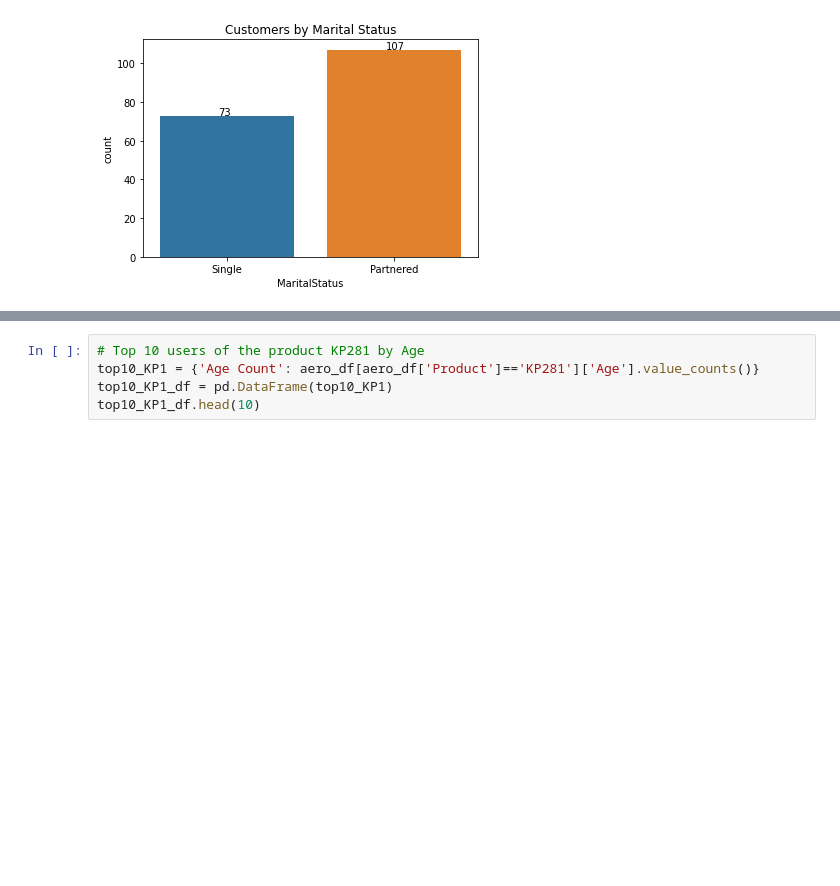
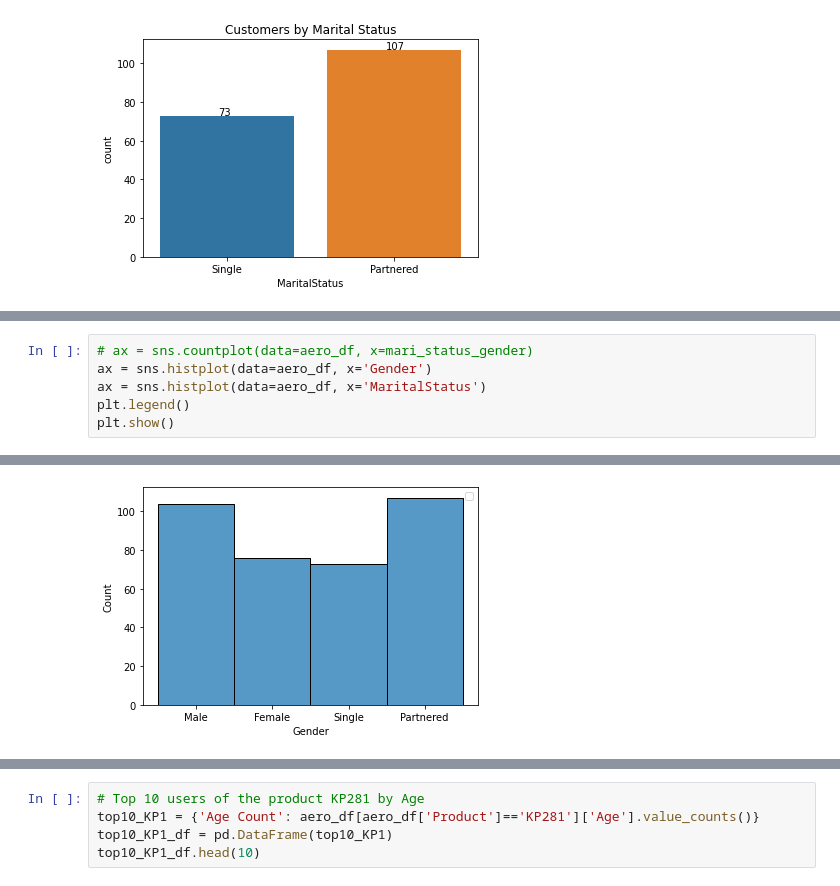
Before and after one commit to pkmariya/Python, a Jupyter notebook: AerofitCaseStudy_Mariya_DSMLJune22.ipynb, the cells around one changed output, grey strips where cells are left out. Drawn from its saved outputs; the diff is of its cells as text; blank space fills up the shorter version.

```diff
--- a/AerofitCaseStudy_Mariya_DSMLJune22.ipynb
+++ b/AerofitCaseStudy_Mariya_DSMLJune22.ipynb
@@ -189,0 +202,7 @@ plt.show()
+# %%
+# ax = sns.countplot(data=aero_df, x=mari_status_gender)
+ax = sns.histplot(data=aero_df, x='Gender')
+ax = sns.histplot(data=aero_df, x='MaritalStatus')
+plt.legend()
+plt.show()
+# %% [output]
@@ -189,0 +210 @@ plt.show()
+[figure, added]
```
Also changed, not shown: parts of 8 cells of this notebook.
